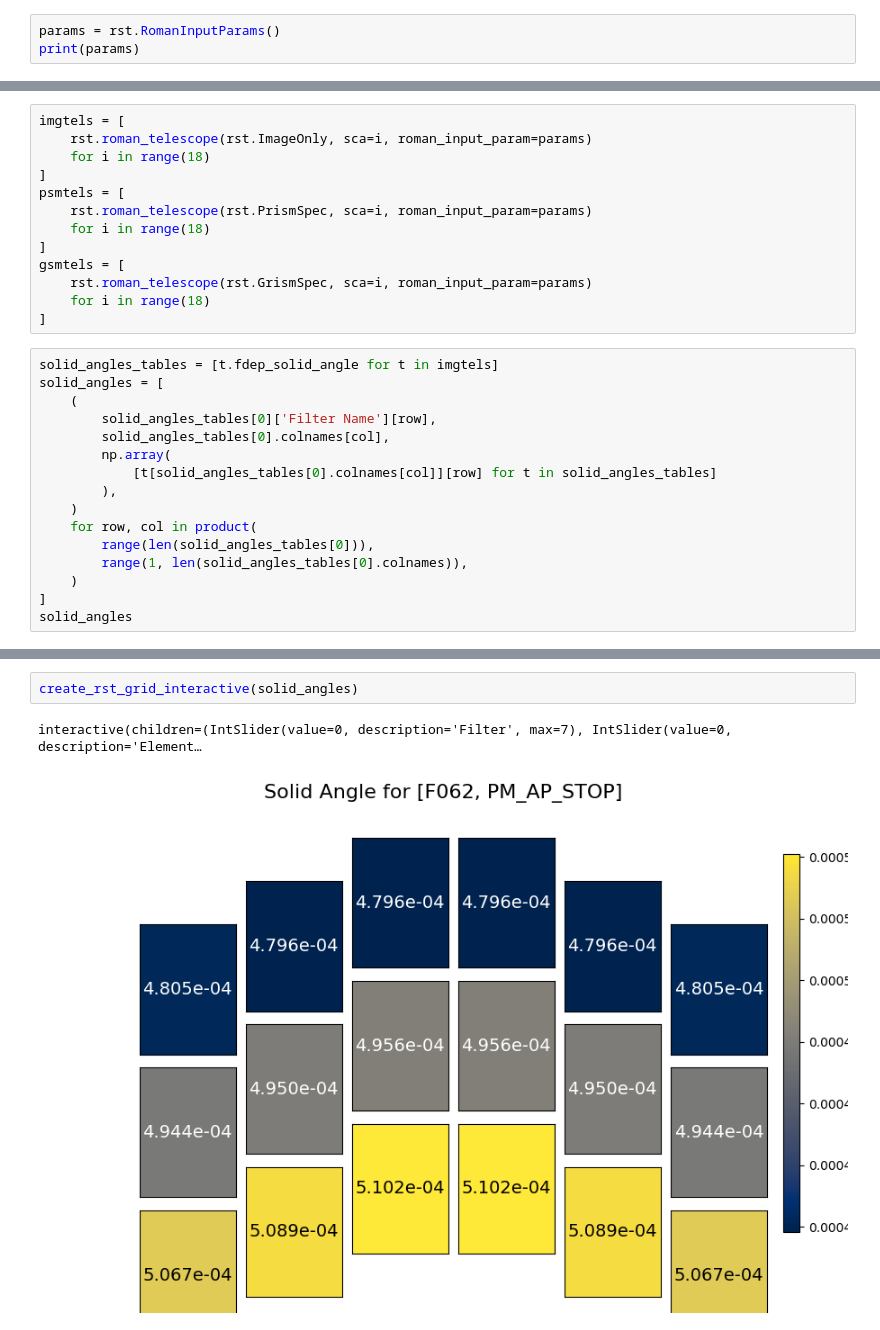
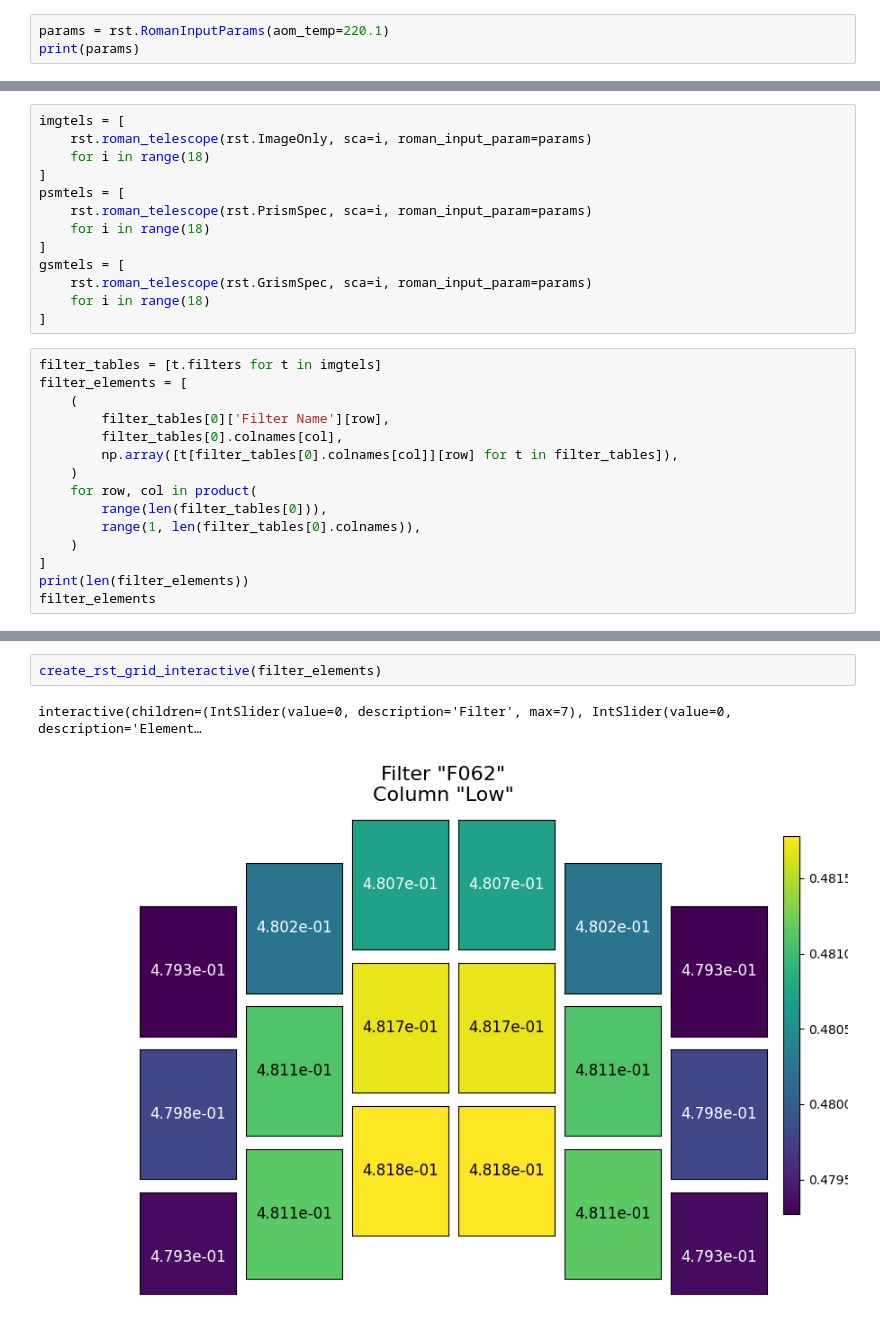
Before and after one commit to RomanSpaceTelescope/JeffTools, a Jupyter notebook: notebooks/Example.ipynb, the cells around one changed output, grey strips where cells are left out. Drawn from its saved outputs; the diff is of its cells as text.

```diff
--- a/notebooks/Example.ipynb
+++ b/notebooks/Example.ipynb
@@ -16,5 +36,5 @@ import RomanTools as rst
 # %%
-params = rst.RomanInputParams()
+params = rst.RomanInputParams(aom_temp=220.1)
 print(params)
 # %% [output]
 RomanInputParams(
@@ -183,19 +215,18 @@ gsmtels = [
     for i in range(18)
 ]
 # %%
-solid_angles_tables = [t.fdep_solid_angle for t in imgtels]
-solid_angles = [
+filter_tables = [t.filters for t in imgtels]
+filter_elements = [
     (
-        solid_angles_tables[0]['Filter Name'][row],
-        solid_angles_tables[0].colnames[col],
-        np.array(
-            [t[solid_angles_tables[0].colnames[col]][row] for t in solid_angles_tables]
-        ),
+        filter_tables[0]['Filter Name'][row],
+        filter_tables[0].colnames[col],
+        np.array([t[filter_tables[0].colnames[col]][row] for t in filter_tables]),
     )
     for row, col in product(
-        range(len(solid_angles_tables[0])),
-        range(1, len(solid_angles_tables[0].colnames)),
+        range(len(filter_tables[0])),
+        range(1, len(filter_tables[0].colnames)),
     )
 ]
-solid_angles
+print(len(filter_elements))
+filter_elements
 # %% [output]
@@ -332,7 +336,7 @@ def create_rst_grid_interactive(datasets):
     # Use interact to connect the sliders to the update function
     interact(update_plot, filter_index=filter_slider, element_index=element_slider)
 # %%
-create_rst_grid_interactive(solid_angles)
+create_rst_grid_interactive(filter_elements)
 # %% [output]
 interactive(children=(IntSlider(value=0, description='Filter', max=7), IntSlider(value=0, description='Element…
-[figure, old version]
+[figure, new version]
```
Also changed, not shown: parts of 10 cells of this notebook, 1 other file.
